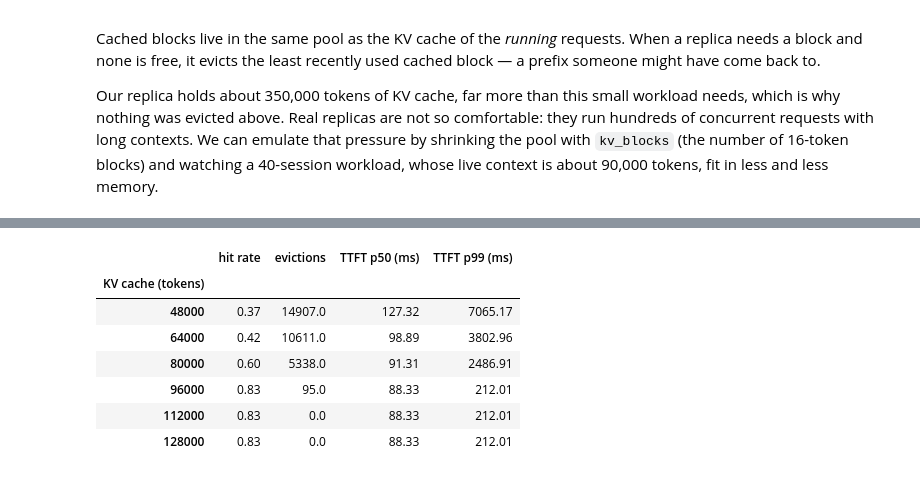
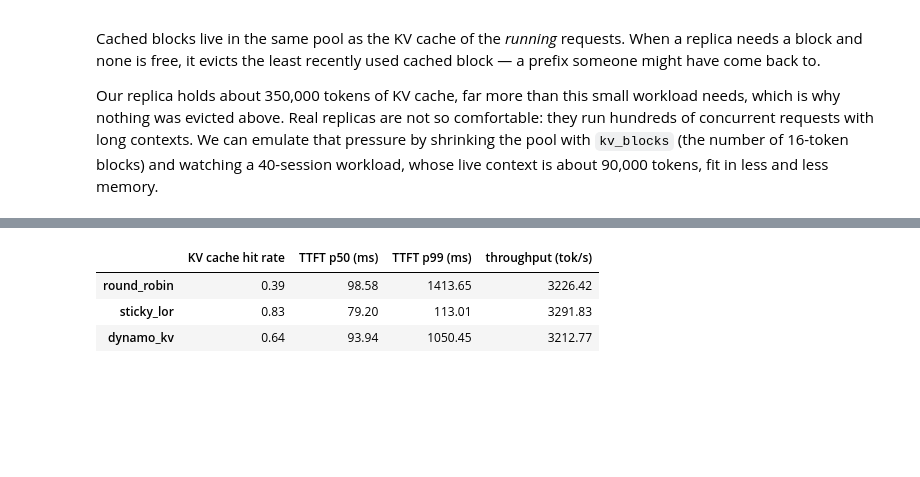
Before and after one commit to kwmaeng91/studying-llm-systems-without-gpus, a Jupyter notebook: docs/lectures/05-prefix-caching.ipynb, the cells around one changed output, grey strips where cells are left out. Cells and saved outputs as stored; diff of their text form; code cells hidden in the pictures; blank space fills up the shorter version.

```diff
--- a/docs/lectures/05-prefix-caching.ipynb
+++ b/docs/lectures/05-prefix-caching.ipynb
@@ -300,7 +423,7 @@ for preamble in (0, 512, 2048):
         r = run(tr, df, qps=2.0, prefix_caching=True)
         label = f"{preamble}-token preamble" + ("" if first else ", after the question")
         layout[label] = {"prompt tokens": int(r.requests["request_num_prefill_tokens"].mean()),
-                         "hit rate": r.cache_hit_rate,
+                         "KV cache hit rate": r.cache_hit_rate,
                          **r.summary()[["TTFT p50 (ms)", "TTFT p99 (ms)"]]}
 pd.DataFrame(layout).T.round(2)
 # %% [output]
@@ -345,19 +573,13 @@ emulate that pressure by shrinking the pool with `kv_blocks` (the number of
 # %%
-chat40, chat40_df = chat_trace(n_sessions=40, n_turns=6, think=10.0, name="chat40")
-cache_sweep = {}
-for blocks in (3000, 4000, 5000, 6000, 7000, 8000):
-    r = run(chat40, chat40_df, qps=2.0, prefix_caching=True, kv_blocks=blocks)
-    cache_sweep[blocks * 16] = {"hit rate": r.cache_hit_rate,
-                                "evictions": int(r.cache.loc[0, "evictions"]),
-                                **r.summary()[["TTFT p50 (ms)", "TTFT p99 (ms)"]]}
-cache_sweep = pd.DataFrame(cache_sweep).T.rename_axis("KV cache (tokens)")
-cache_sweep.round(2)
+routing = {}
+for policy in ("round_robin", "sticky_lor", "dynamo_kv"):
+    r = run(chat40, chat40_df, qps=8.0, num_replicas=4, prefix_caching=True,
+            global_scheduler=policy)
+    routing[policy] = {"KV cache hit rate": r.cache_hit_rate,
+                       **r.summary()[["TTFT p50 (ms)", "TTFT p99 (ms)", "throughput (tok/s)"]]}
+pd.DataFrame(routing).T.round(2)
 # %% [output]
-|  | hit rate | evictions | TTFT p50 (ms) | TTFT p99 (ms) |
-| KV cache (tokens) |  |  |  |  |
-| 48000 | 0.37 | 14907.0 | 127.32 | 7065.17 |
-| 64000 | 0.42 | 10611.0 | 98.89 | 3802.96 |
-| 80000 | 0.60 | 5338.0 | 91.31 | 2486.91 |
-| 96000 | 0.83 | 95.0 | 88.33 | 212.01 |
-| 112000 | 0.83 | 0.0 | 88.33 | 212.01 |
-| 128000 | 0.83 | 0.0 | 88.33 | 212.01 |
+|  | KV cache hit rate | TTFT p50 (ms) | TTFT p99 (ms) | throughput (tok/s) |
+| round_robin | 0.39 | 98.58 | 1413.65 | 3226.42 |
+| sticky_lor | 0.83 | 79.20 | 113.01 | 3291.83 |
+| dynamo_kv | 0.64 | 93.94 | 1050.45 | 3212.77 |
```
Also changed, not shown: parts of 19 cells of this notebook, 8 other files.
